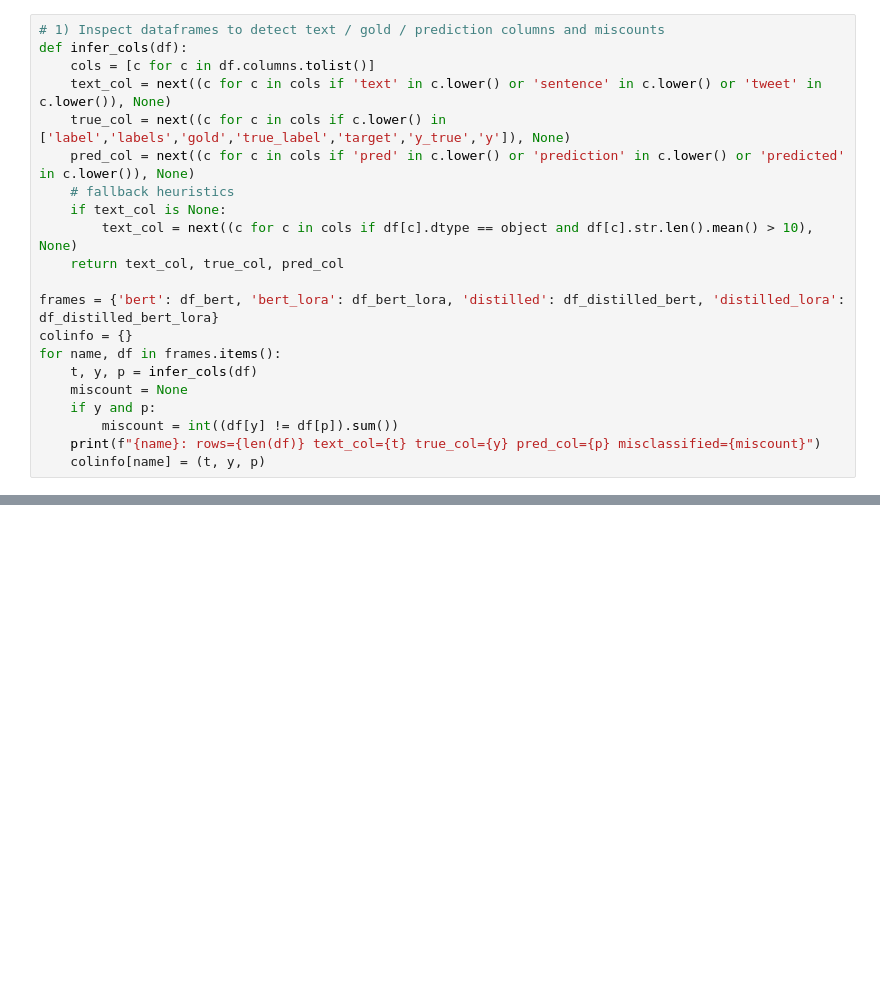
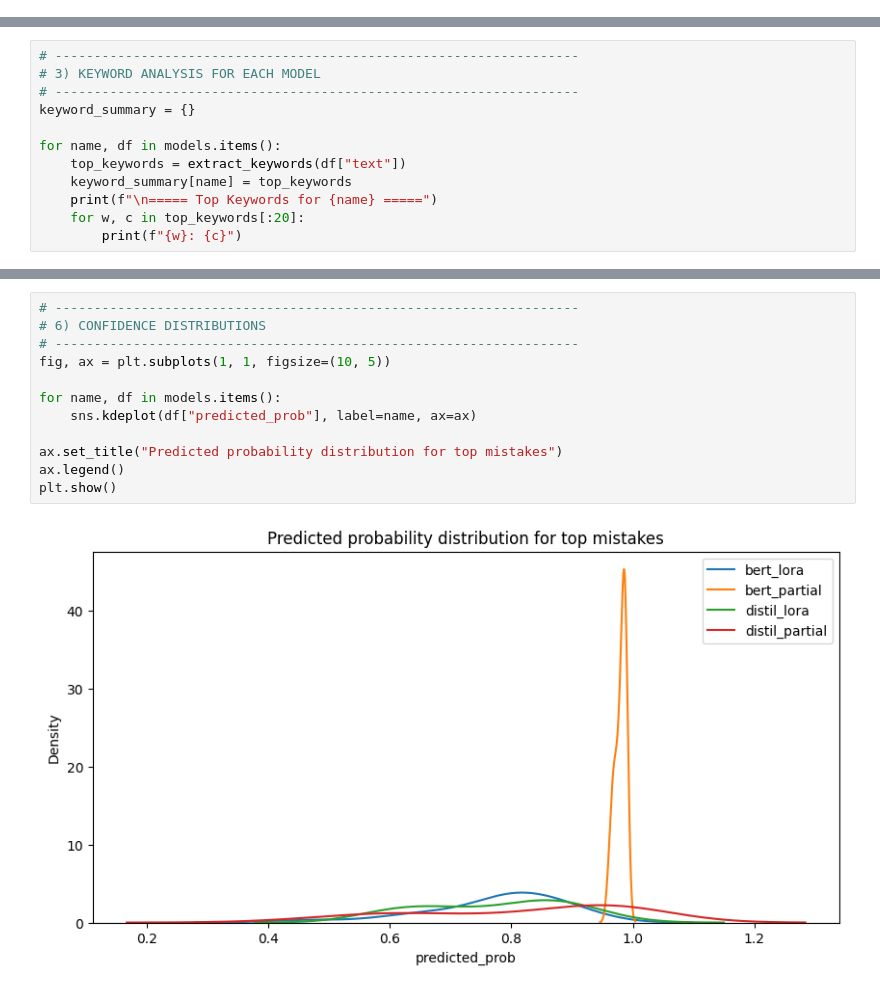
Before and after one commit to MalipieroMattia/AVDNLP_final_project, a Jupyter notebook: notebooks/EDA_misclassifications.ipynb, the cells around one changed output, grey strips where cells are left out. Cells and saved outputs as stored; diff of their text form; blank space fills up the shorter version.

Commit message:
Update misclassification analysis

```diff
--- a/notebooks/EDA_misclassifications.ipynb
+++ b/notebooks/EDA_misclassifications.ipynb
@@ -108,21 +24,0 @@ Loaded dataframes: {'bert': 14078, 'bert_lora': 16076, 'distilled': 18512, 'dist
-# %%
-# 1) Inspect dataframes to detect text / gold / prediction columns and miscounts
-def infer_cols(df):
-    cols = [c for c in df.columns.tolist()]
-    text_col = next((c for c in cols if 'text' in c.lower() or 'sentence' in c.lower() or 'tweet' in c.lower()), None)
-    true_col = next((c for c in cols if c.lower() in ['label','labels','gold','true_label','target','y_true','y']), None)
-    pred_col = next((c for c in cols if 'pred' in c.lower() or 'prediction' in c.lower() or 'predicted' in c.lower()), None)
-    # fallback heuristics
-    if text_col is None:
-        text_col = next((c for c in cols if df[c].dtype == object and df[c].str.len().mean() > 10), None)
-    return text_col, true_col, pred_col
-
-frames = {'bert': df_bert, 'bert_lora': df_bert_lora, 'distilled': df_distilled_bert, 'distilled_lora': df_distilled_bert_lora}
-colinfo = {}
-for name, df in frames.items():
-    t, y, p = infer_cols(df)
-    miscount = None
-    if y and p:
-        miscount = int((df[y] != df[p]).sum())
-    print(f"{name}: rows={len(df)} text_col={t} true_col={y} pred_col={p} misclassified={miscount}")
-    colinfo[name] = (t, y, p)
@@ -827,0 +239,12 @@ labels_distilled_lora, coords_distilled_lora, cluster_labels_distilled_lora = cl
+# %%
+# -------------------------------------------------------------------
+# 3) KEYWORD ANALYSIS FOR EACH MODEL
+# -------------------------------------------------------------------
+keyword_summary = {}
+
+for name, df in models.items():
+    top_keywords = extract_keywords(df["text"])
+    keyword_summary[name] = top_keywords
+    print(f"\n===== Top Keywords for {name} =====")
+    for w, c in top_keywords[:20]:
+        print(f"{w}: {c}")
@@ -827,0 +312,14 @@ labels_distilled_lora, coords_distilled_lora, cluster_labels_distilled_lora = cl
+# %%
+# -------------------------------------------------------------------
+# 6) CONFIDENCE DISTRIBUTIONS
+# -------------------------------------------------------------------
+fig, ax = plt.subplots(1, 1, figsize=(10, 5))
+
+for name, df in models.items():
+    sns.kdeplot(df["predicted_prob"], label=name, ax=ax)
+
+ax.set_title("Predicted probability distribution for top mistakes")
+ax.legend()
+plt.show()
+# %% [output]
+[figure, added]
```
Also changed, not shown: parts of 41 cells of this notebook, 5 other files.
